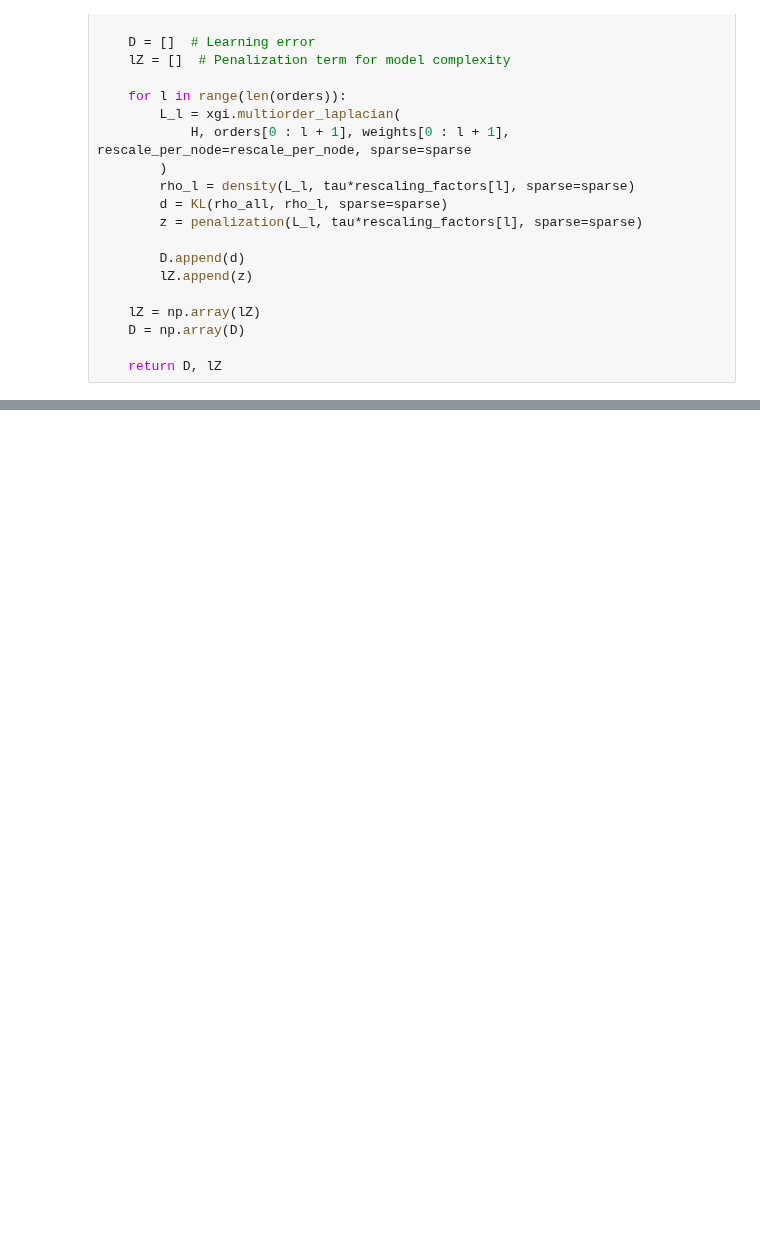
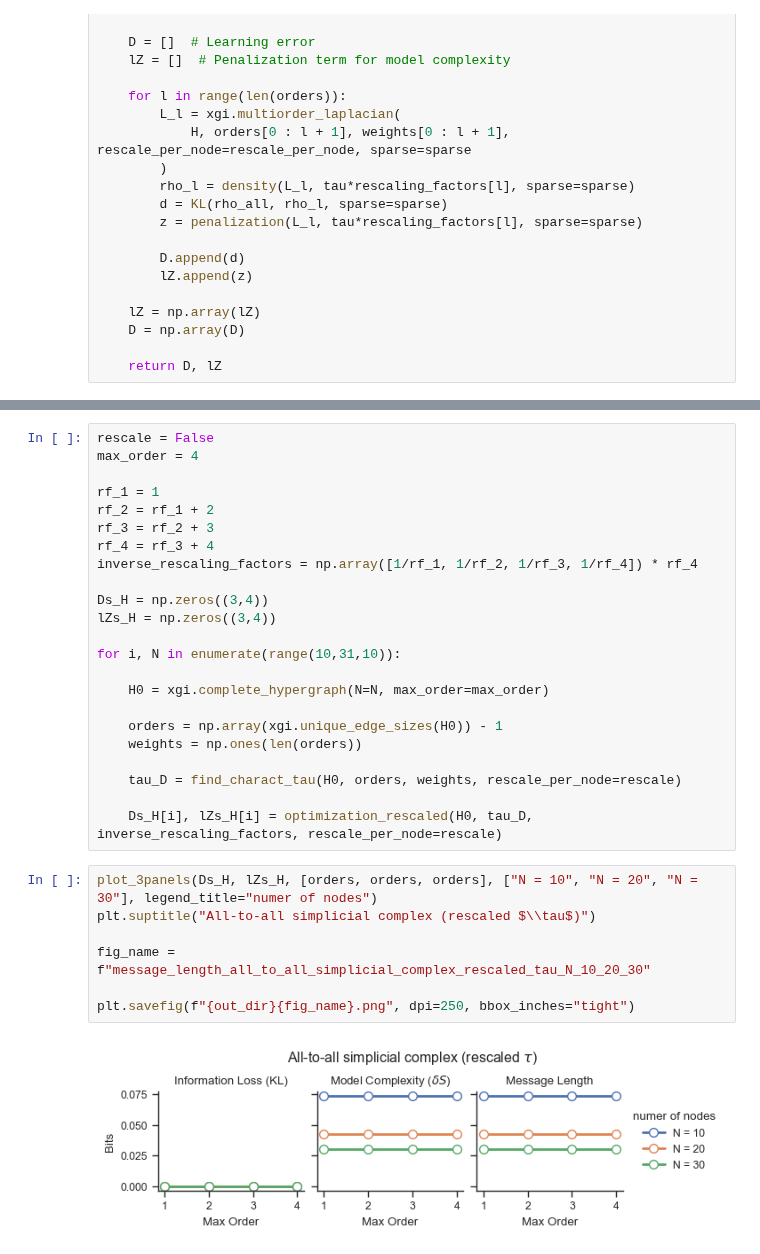
Before and after one commit to maximelucas/hypergraph_reducibility, a Jupyter notebook: notebooks/test_all2all_luca.ipynb, the cells around one changed output, grey strips where cells are left out. Cells and saved outputs as stored; diff of their text form; blank space fills up the shorter version.

```diff
--- a/notebooks/test_all2all_luca.ipynb
+++ b/notebooks/test_all2all_luca.ipynb
@@ -144,0 +131,32 @@ Ds_H, lZs_H
+# %%
+rescale = False
+max_order = 4
+
+rf_1 = 1
+rf_2 = rf_1 + 2
+rf_3 = rf_2 + 3
+rf_4 = rf_3 + 4
+inverse_rescaling_factors = np.array([1/rf_1, 1/rf_2, 1/rf_3, 1/rf_4]) * rf_4
+
+Ds_H = np.zeros((3,4))
+lZs_H = np.zeros((3,4))
+
+for i, N in enumerate(range(10,31,10)):
+
+    H0 = xgi.complete_hypergraph(N=N, max_order=max_order)
+
+    orders = np.array(xgi.unique_edge_sizes(H0)) - 1
+    weights = np.ones(len(orders))
+
+    tau_D = find_charact_tau(H0, orders, weights, rescale_per_node=rescale)
+
+    Ds_H[i], lZs_H[i] = optimization_rescaled(H0, tau_D, inverse_rescaling_factors, rescale_per_node=rescale)
+# %%
+plot_3panels(Ds_H, lZs_H, [orders, orders, orders], ["N = 10", "N = 20", "N = 30"], legend_title="numer of nodes")
+plt.suptitle("All-to-all simplicial complex (rescaled $\\tau$)")
+
+fig_name = f"message_length_all_to_all_simplicial_complex_rescaled_tau_N_10_20_30"
+
+plt.savefig(f"{out_dir}{fig_name}.png", dpi=250, bbox_inches="tight")
+# %% [output]
+[figure, added]
```
Also changed, not shown: parts of 6 cells of this notebook, 1 other file.
